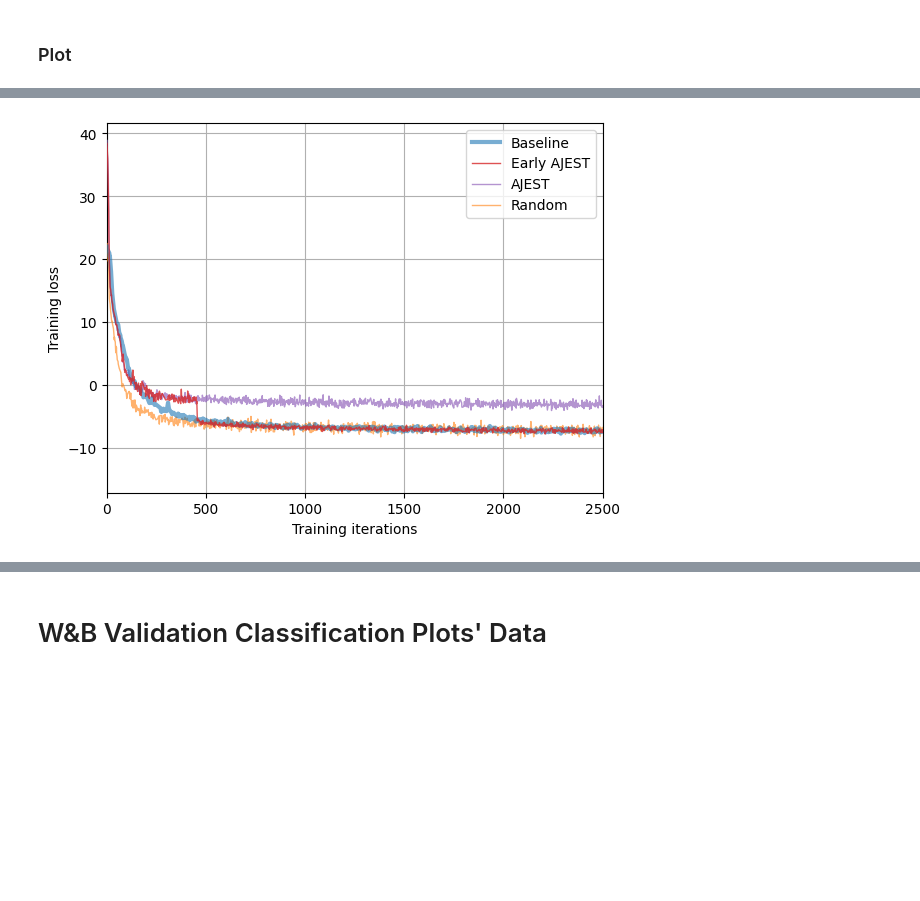
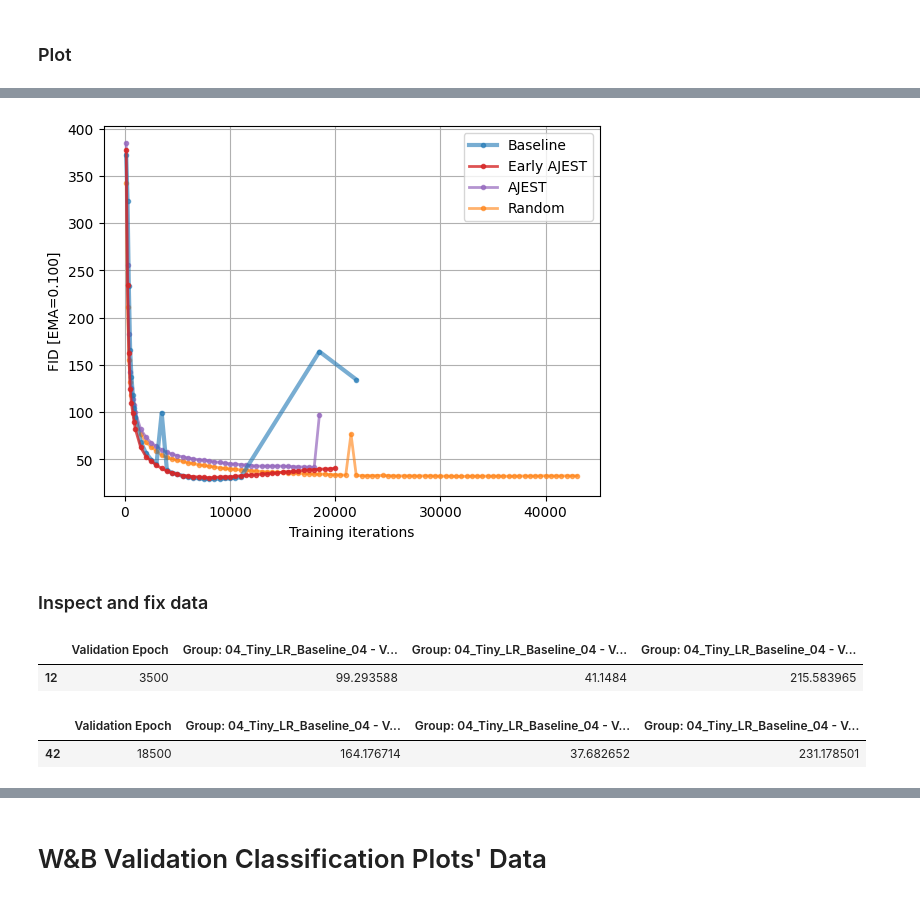
Before and after one commit to 0xInfty/Autoguided, a Jupyter notebook: Images/analysis/LossCurves.ipynb, the cells around one changed output, grey strips where cells are left out. Saved outputs shown, nothing was run; the diff lists cells and outputs as text; code cells hidden in the pictures; blank space fills up the shorter version.

```diff
--- a/Images/analysis/LossCurves.ipynb
+++ b/Images/analysis/LossCurves.ipynb
@@ -421,0 +548,8 @@ KeyError: "['Random'] not in index"
+# %%
+ema = 0.1
+guidance_weight = 1
+metric = "fid"
+# %%
+results_val = load_validation_curves_set(metric, ema, guidance_weight=guidance_weight, results_dict=results_val)
+these_results = results_val[metric][f"ema={ema:.3f}"][f"guidance={guidance_weight:.2f}"]
+results_val
@@ -422,11 +590,2 @@ KeyError: "['Random'] not in index"
 # %% [markdown]
 ### Plot
-# %%
-fig, ax = plt.subplots()
-for s in series:
-    plt.plot(results["epoch"][s]["epoch"], results["epoch"][s]["loss"], label=s, **plt_kwargs[s])
-plt.legend()
-plt.xlabel("Training iterations")
-plt.ylabel("Training loss")
-plt.xlim([-800, 18500])
-plt.grid()
@@ -435,11 +592,13 @@ plt.grid()
-# %%
-fig, ax = plt.subplots()
-for s in series:
-    plt.plot(results["epoch"][s]["epoch"], results["epoch"][s]["loss"], label=s, **plt_kwargs_zoom[s])
-plt.legend()
-plt.xlabel("Training iterations")
-plt.ylabel("Training loss")
-plt.xlim([0, 2500])
-plt.grid()
-# %% [output]
-[figure, removed]
+# %%
+fig, ax = plt.subplots()
+for s in series:
+    plt.plot(these_results[s]["epoch"], these_results[s]["data"], ".-", label=s, **plt_kwargs_val[s])
+plt.legend()
+plt.xlabel("Training iterations")
+plt.ylabel(metrics_names[metric] + f" [EMA={ema:.3f}]")
+# plt.xlim([-800, 18500])
+plt.grid()
+# %% [output]
+[figure, added]
+# %% [markdown]
+### Inspect and fix data
@@ -445,0 +608,9 @@ plt.grid()
+# %%
+fix_series = "Baseline"
+fix_epoch = 3500
+
+filtered_data = pandas_data.filter(regex=regex_series[fix_series])
+filtered_data[filtered_data["Validation Epoch"]==fix_epoch]
+# %% [output]
+|  | Validation Epoch | Group: 04_Tiny_LR_Baseline_04 - V... | Group: 04_Tiny_LR_Baseline_04 - V... | Group: 04_Tiny_LR_Baseline_04 - V... |
+| 12 | 3500 | 99.293588 | 41.1484 | 215.583965 |
@@ -445,0 +623,9 @@ plt.grid()
+# %%
+fix_series = "Baseline"
+fix_epoch = 18500
+
+filtered_data = pandas_data.filter(regex=regex_series[fix_series])
+filtered_data[filtered_data["Validation Epoch"]==fix_epoch]
+# %% [output]
+|  | Validation Epoch | Group: 04_Tiny_LR_Baseline_04 - V... | Group: 04_Tiny_LR_Baseline_04 - V... | Group: 04_Tiny_LR_Baseline_04 - V... |
+| 42 | 18500 | 164.176714 | 37.682652 | 231.178501 |
```
Also changed, not shown: parts of 215 cells of this notebook.
